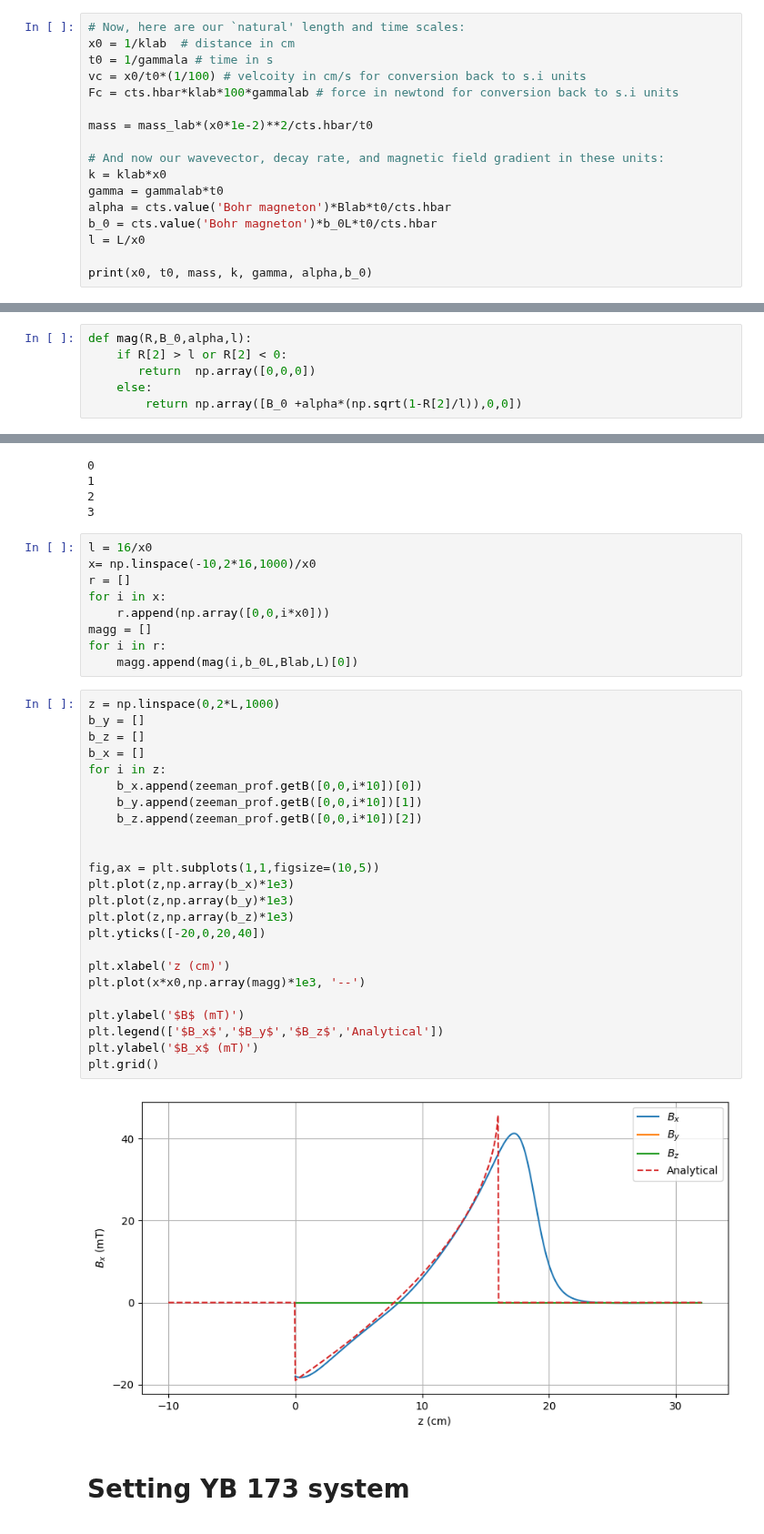
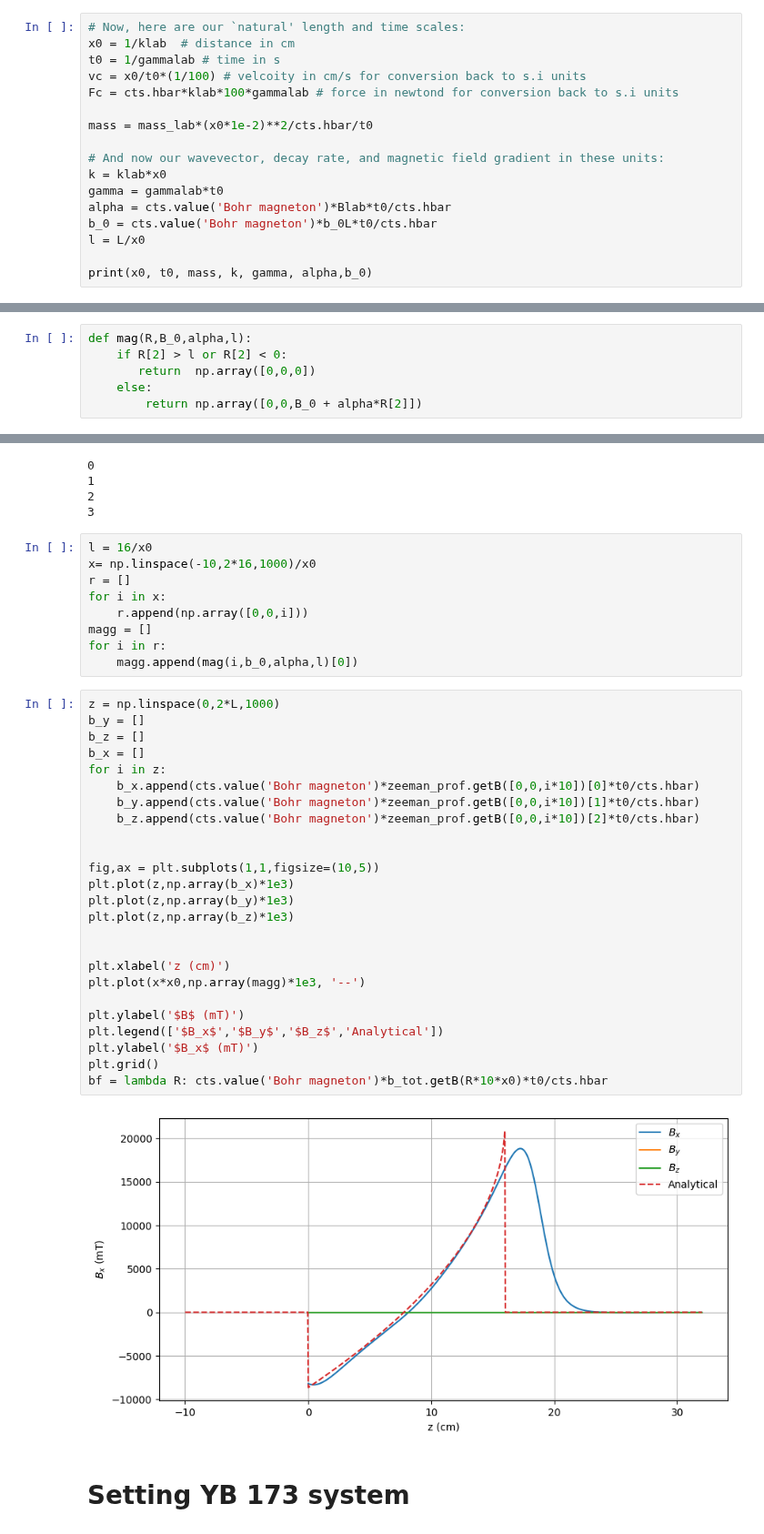
Before and after one commit to benfox4543/YB-zeeman-slower, a Jupyter notebook: zeeman slower_yb(fix after loosing good one).ipynb, the cells around one changed output, grey strips where cells are left out. Shown at 91% size. Drawn from its saved outputs; the diff is of its cells as text.

```diff
--- a/zeeman slower_yb(fix after loosing good one).ipynb
+++ b/zeeman slower_yb(fix after loosing good one).ipynb
@@ -57,7 +57,7 @@ print(Blab, L,b_0L)
 # %%
 # Now, here are our `natural' length and time scales:
 x0 = 1/klab  # distance in cm
-t0 = 1/gammala # time in s
+t0 = 1/gammalab # time in s
 vc = x0/t0*(1/100) # velcoity in cm/s for conversion back to s.i units
 Fc = cts.hbar*klab*100*gammalab # force in newtond for conversion back to s.i units
 
@@ -80,7 +80,7 @@ def mag(R,B_0,alpha,l):
     if R[2] > l or R[2] < 0:
        return  np.array([0,0,0])
     else:
-        return np.array([B_0 +alpha*(np.sqrt(1-R[2]/l)),0,0])
+        return np.array([0,0,B_0 + alpha*R[2]])
 # %%
 zeeman_prof = magpy.Collection()
 j = 30
@@ -185,36 +185,37 @@ l = 16/x0
 x= np.linspace(-10,2*16,1000)/x0
 r = []
 for i in x:
-    r.append(np.array([0,0,i*x0]))
+    r.append(np.array([0,0,i]))
 magg = []
 for i in r:
-    magg.append(mag(i,b_0L,Blab,L)[0])
+    magg.append(mag(i,b_0,alpha,l)[0])
 # %%
 z = np.linspace(0,2*L,1000)
 b_y = []
 b_z = []
 b_x = []
 for i in z:
-    b_x.append(zeeman_prof.getB([0,0,i*10])[0])
-    b_y.append(zeeman_prof.getB([0,0,i*10])[1])
-    b_z.append(zeeman_prof.getB([0,0,i*10])[2])
+    b_x.append(cts.value('Bohr magneton')*zeeman_prof.getB([0,0,i*10])[0]*t0/cts.hbar)
+    b_y.append(cts.value('Bohr magneton')*zeeman_prof.getB([0,0,i*10])[1]*t0/cts.hbar)
+    b_z.append(cts.value('Bohr magneton')*zeeman_prof.getB([0,0,i*10])[2]*t0/cts.hbar)
 
 
 fig,ax = plt.subplots(1,1,figsize=(10,5))
 plt.plot(z,np.array(b_x)*1e3)
 plt.plot(z,np.array(b_y)*1e3)
 plt.plot(z,np.array(b_z)*1e3)
-plt.yticks([-20,0,20,40])
+
 
 plt.xlabel('z (cm)')
 plt.plot(x*x0,np.array(magg)*1e3, '--')
 
 plt.ylabel('$B$ (mT)')
 plt.legend(['$B_x$','$B_y$','$B_z$','Analytical'])
 plt.ylabel('$B_x$ (mT)')
 plt.grid()
+bf = lambda R: cts.value('Bohr magneton')*b_tot.getB(R*10*x0)*t0/cts.hbar
 # %% [output]
-[figure, old version]
+[figure, new version]
 # %% [markdown]
 # Setting YB 173 system
 # %%
```
Also changed, not shown: parts of 14 cells of this notebook.
